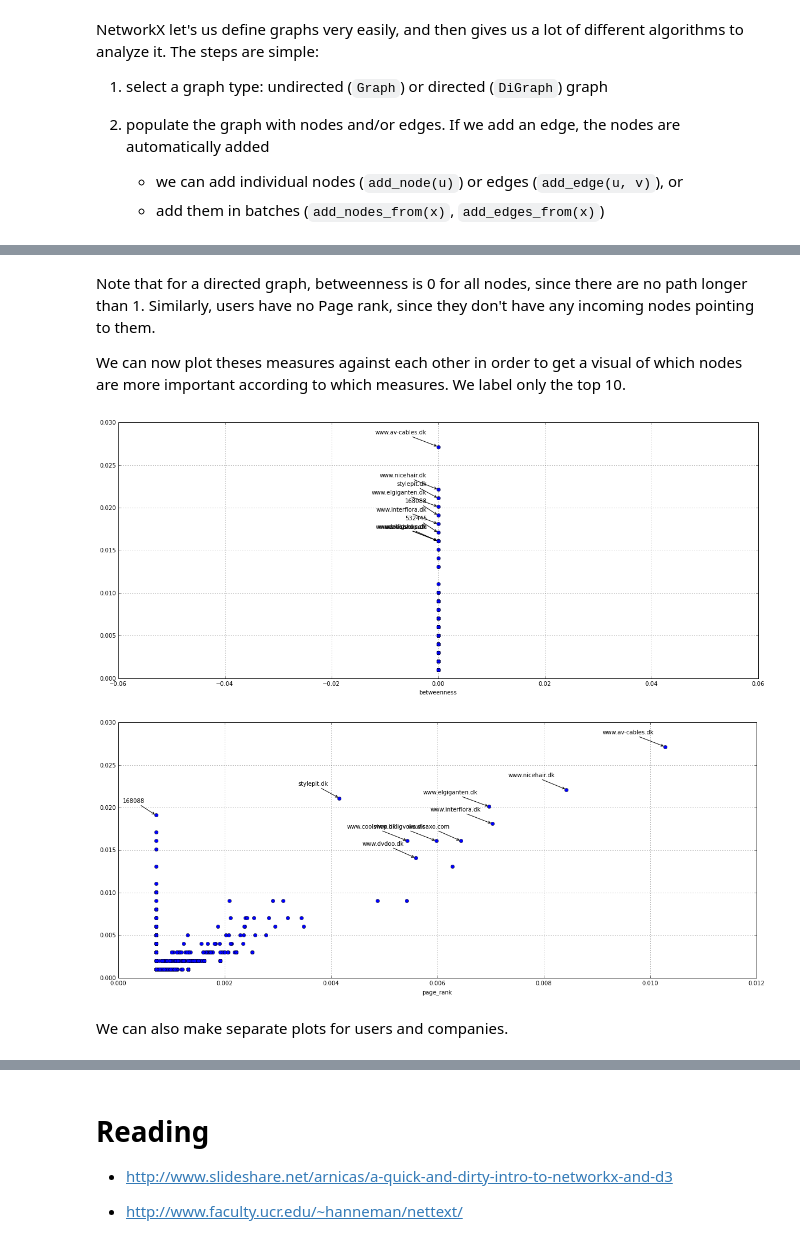
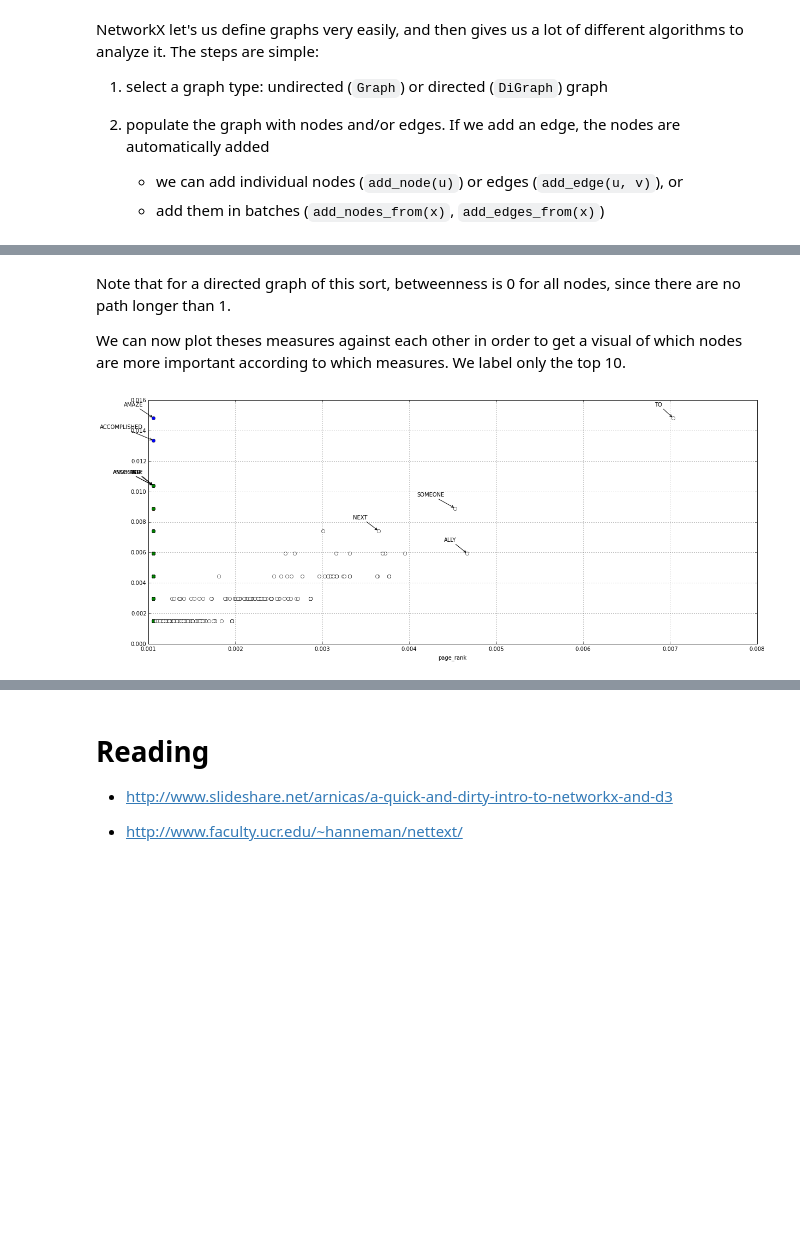
Before and after one commit to andersjo/scientific-programming-2014, a Jupyter notebook: lectures/lecture8/NetworkX.ipynb, the cells around one changed output, grey strips where cells are left out. Saved outputs shown, nothing was run; the diff lists cells and outputs as text; code cells hidden in the pictures; blank space fills up the shorter version.

```diff
--- a/lectures/lecture8/NetworkX.ipynb
+++ b/lectures/lecture8/NetworkX.ipynb
@@ -26,18 +45,22 @@ First, we read in a file that defines the graph. Here, we use the reviews each u
 # %%
 G = nx.DiGraph()
 
-for i, line in enumerate(codecs.open('trustpilot_graph.txt', encoding='utf-8')):
+LIMIT = 2000
+
+for i, line in enumerate(codecs.open('arcs.txt', encoding='utf-8')):
     line = line.strip()
-    uid, cid, rating = line.split('\t')
+    start, end, strength = line.split()
+    start = int(start)
+    end = int(end)
 
-    # add each endpoint and set a color and type attribute (names arbitrary)
-    G.add_node(uid, color='green', user_type='user')
-    G.add_node(cid, color='red', user_type='company')
-    # add a link
-    G.add_edge(uid, cid, weight=float(rating))
+    if start < LIMIT and end < LIMIT:
+        # add nodes
+        G.add_node(nodes[start], POS=POS[start-1], color=colors[POS[start-1]])
+        G.add_node(nodes[end], POS=POS[end-1], color=colors[POS[end-1]])
 
-    if i == 1000:
-        break
+        # add a link
+        G.add_edge(nodes[start], nodes[end], weight=float(strength))
+
 
 G.size()
 # %% [output]
@@ -44,0 +103,8 @@ G.size()
+# %%
+
+fig, ax = plt.subplots()
+fig.set_size_inches(20,20)
+
+nx.draw(G, node_color=[G.node[x]['color'] for x in G.nodes_iter()], ax=ax)
+# nx.draw(S, ax=ax)
+plt.show()
@@ -79,35 +164,32 @@ www.telenor.dk {'color': 'red', 'betweenness': 0.0, 'degree_centrality': 0.00905
 # %% [markdown]
-Note that for a directed graph, betweenness is 0 for all nodes, since there are no path longer than 1. Similarly, users have no Page rank, since they don't have any incoming nodes pointing to them.
-
+Note that for a directed graph of this sort, betweenness is 0 for all nodes, since there are no path longer than 1.
 
 We can now plot theses measures against each other in order to get a visual of which nodes are more important according to which measures. We label only the top 10.
 # %%
-bw = [G.node[nid]['betweenness'] for nid in G.nodes_iter()]
 pr = [G.node[nid]['page_rank'] for nid in G.nodes_iter()]
 dc = [G.node[nid]['degree_centrality'] for nid in G.nodes_iter()]
-user_type = [G.node[nid]['user_type'] for nid in G.nodes_iter()]
+pos = [G.node[nid]['POS'] for nid in G.nodes_iter()]
+color = [G.node[nid]['color'] for nid in G.nodes_iter()]
 
-tp_data = pd.DataFrame({'id':G.nodes(), 'betweenness':bw, 'page_rank':pr, 'degree_centrality':dc, 'user_type':user_type})
+tp_data = pd.DataFrame({'id':G.nodes(), 'page_rank':pr, 'degree_centrality':dc, 'POS':pos, 'color':color})
+
 
 def scatter_plot_importance(g, m1, m2, top=10):
     fig, ax = plt.subplots()
     fig.set_size_inches(20,8)
 
-    g.plot(x=m1, y=m2, style='o', ax=ax)
+    for pos in set(tp_data.POS.values):
+        g[g.POS == pos].plot(x=m1, y=m2, style='o', ax=ax, c=colors[pos] )
 
     aggregate = zip(g[m1] + g[m2], g['id'], g[m1], g[m2])
     aggregate.sort(reverse=True)
     for _, label, x, y in aggregate[:top]:
         plt.annotate(label,
                         xy = (x, y), xytext = (-20, 20),
                         textcoords = 'offset points', ha = 'right', va = 'bottom',
                         arrowprops = dict(arrowstyle = '->', connectionstyle = 'arc3,rad=0'))
 
 
-scatter_plot_importance(tp_data, 'betweenness', 'degree_centrality')
 scatter_plot_importance(tp_data, 'page_rank', 'degree_centrality')
 # %% [output]
-[figure, old version]
+[figure, new version]
-[figure, removed]
-# %% [markdown]
-We can also make separate plots for users and companies.
```
Also changed, not shown: parts of 16 cells of this notebook, 13 other files.
